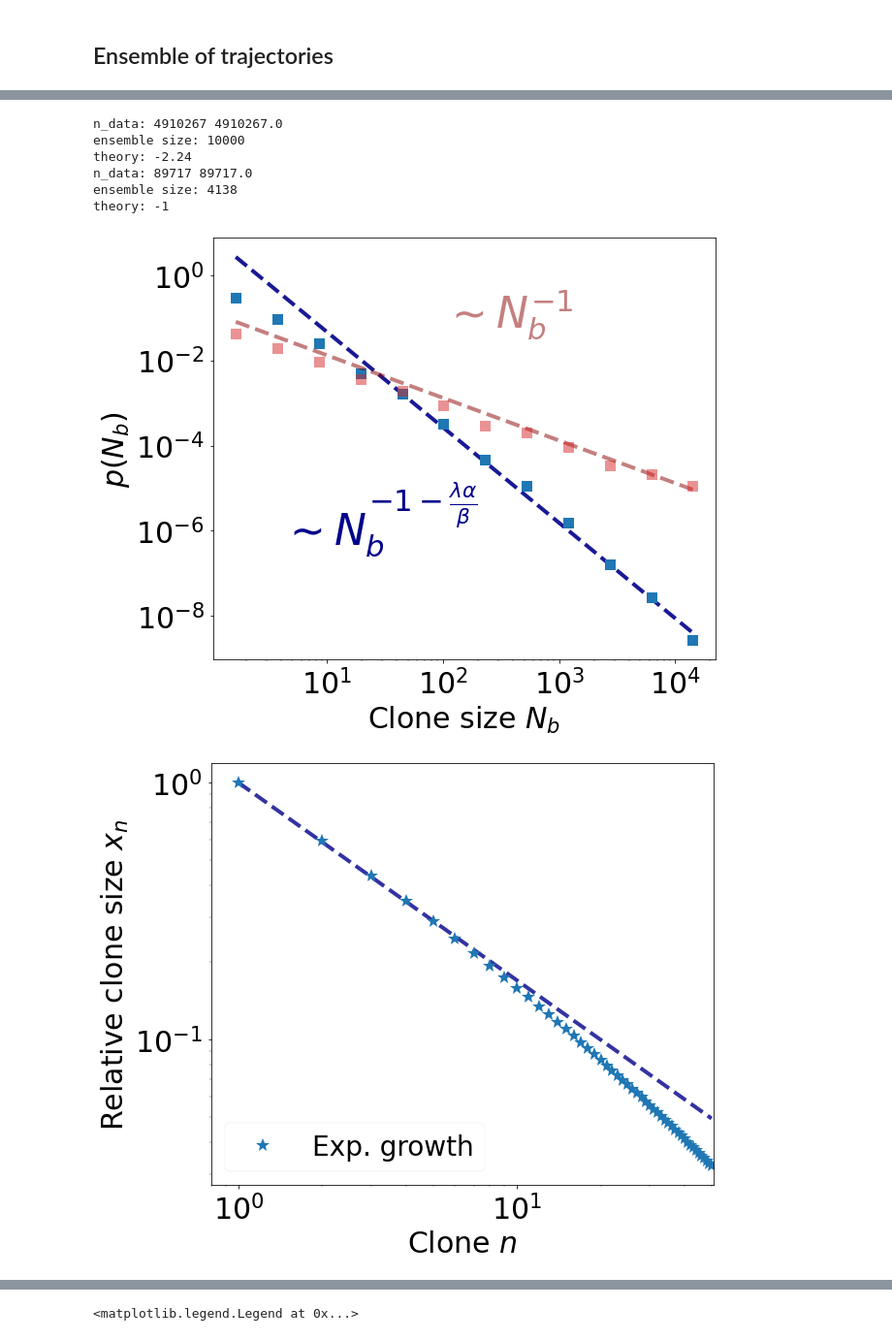
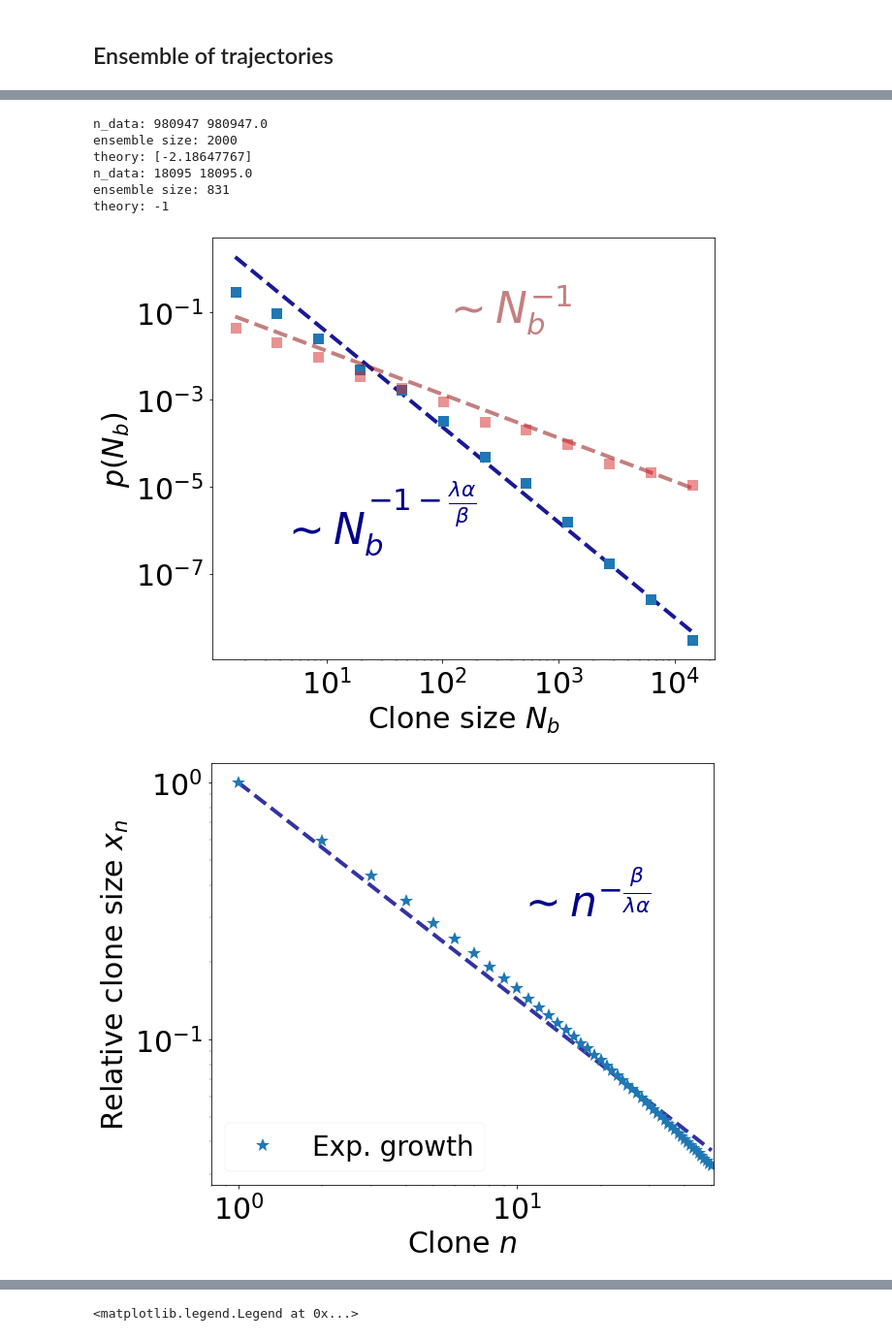
Before and after one commit to rmorantovar/Immune_System, a Jupyter notebook: Jupyter_Notebooks/1_Dynamics.ipynb, the cells around one changed output, grey strips where cells are left out. Shown at 97% size. Drawn from its saved outputs; the diff is of its cells as text; code cells hidden in the pictures.

```diff
--- a/Jupyter_Notebooks/1_Dynamics.ipynb
+++ b/Jupyter_Notebooks/1_Dynamics.ipynb
@@ -156,33 +156,20 @@ for ti, Type in enumerate(Types):
 # %%
-L = 15
-NC = 2e3
-T0 = 0
-Tf = 25
-dT = 0.5
-eta = 1
-gamma = .0000
-nu = 0.5
 
-lambd = 0.62
-
-#b = 1.62
-#b = 1.97
-#b = 2.08
 #-------------------------
 
-for ti, Type in enumerate(Types):
+for ti, energy_model in enumerate(energy_models):
 
-    exponents = [(-((eta*lambd)/nu)-1), -1]
+    exponents = [(-((alpha*lambd)/beta)-1), -1]
     fig, ax = plt.subplots(figsize=(10,8), gridspec_kw={'left':0.18})
     fig2, ax2 = plt.subplots(figsize=(10,8), gridspec_kw={'left':0.18})
     fig3, ax3 = plt.subplots(figsize=(10,8), gridspec_kw={'left':0.18})
 
-    for i, linear in enumerate(models):
+    for i, linear in enumerate(growth_models):
 
         time = np.linspace(T0, Tf, int((Tf-T0)/dT))
-        data_bcells_ensemble = np.loadtxt(Text_files_path + 'Dynamics/Ensemble/bcells_ensemble_L-%d_N-%d_Antigen-'%(L, NC)+antigen+'_eta-%.6f_nu-%.6f_gamma-%.6f_linear-%d_'%(eta, nu, gamma, linear)+Type+'.txt')
+        data_bcells_ensemble = np.loadtxt(Text_files_path + 'Dynamics/Ensemble/bcells_ensemble_L-%d_N-%d_Antigen-'%(L, NC)+antigen+'_alpha-%.6f_beta-%.6f_gamma-%.6f_linear-%d_'%(alpha, beta, gamma, linear)+energy_model+'.txt')
         #data_energies_ensemble = np.loadtxt(Text_files_path + 'Dynamics/Ensemble/energies_tail_ensemble_L-%d_N-%d_Antigen-'%(L, NC)+antigen+'_linear-%d.txt'%(linear))
-        N_final_active = np.loadtxt(Text_files_path + "Dynamics/Ensemble/N_final_active_L-%d_N-%d_Antigen-"%(L, NC)+antigen+"_eta-%.6f_nu-%.6f_gamma-%.6f_Linear-%d_"%(eta, nu, gamma, linear)+Type+".txt")
+        N_final_active = np.loadtxt(Text_files_path + "Dynamics/Ensemble/N_final_active_L-%d_N-%d_Antigen-"%(L, NC)+antigen+"_alpha-%.6f_beta-%.6f_gamma-%.6f_Linear-%d_"%(alpha, beta, gamma, linear)+energy_model+".txt")
 
         print('n_data:',len(data_bcells_ensemble),np.sum(N_final_active))
 
@@ -217,7 +204,6 @@ for ti, Type in enumerate(Types):
                     for k in range(N_clones):
                         Clone_relative_sizes[k] += (temp_array[k]/temp_array[0])
             print('ensemble size:', N_ens)
-            lambd = 0.65
             #-------------------------------------------
             plaw_fit_csd = clone_size**(exponents[i])
             plaw_fit_csd /= (plaw_fit_csd[-4]/(clone_size_counts[-4]))
@@ -225,9 +211,9 @@ for ti, Type in enumerate(Types):
             ax.text(x=4e0, y=5e-7, s = r'$\sim N_{b}^{-1-\frac{\lambda\alpha}{\beta}}$', fontsize=44, color = colors_fit[i])
             #-------------------------------------------
             n_array = np.linspace(1, N_clones, N_clones)
-            ax2.plot(n_array, ((n_array))**(-nu/(lambd*eta)), linestyle = '--', marker = '', ms = 8, linewidth = 4, color=colors_fit[i], alpha = .8)
+            ax2.plot(n_array, ((n_array))**(-beta/(lambd*alpha)), linestyle = '--', marker = '', ms = 8, linewidth = 4, color=colors_fit[i], alpha = .8)
             ax2.plot(n_array, Clone_relative_sizes/N_ens, color = colors[i], linestyle = '', linewidth = 1.5, marker = '*', ms = 15, label = 'Exp. growth')
-            #ax3.text(x=2e1, y=4e-1, s = r'$\sim n^{-1}$', fontsize=44, color = colors_fit[i])
+            ax2.text(x=1e1, y=3e-1, s = r'$\sim n^{-\frac{\beta}{\lambda\alpha}}$', fontsize=44, color = colors_fit[i])
             ax2.set_xlim(left = .8, right = N_clones+1)
             ax.plot(clone_size[:-1][:], plaw_fit_csd[:-1][:], linestyle = '--', marker = '', ms = 8, linewidth = 4, color=colors_fit[i], alpha = .9)
             ax.plot(clone_size[:-1], clone_size_counts[:-1], color = colors[i], linestyle = '', marker = 's', ms = 11, linewidth = 4)
@@ -251,53 +237,52 @@ for ti, Type in enumerate(Types):
             print('ensemble size:',N_ens)
             a0 = 1e3
             t0 = dT
-            lambd = 0.65
             #-------------------------------------------
-            plaw_fit_csd = clone_size**(exponents[i])#*(np.log(clone_size**(1/nu)))**(1-lambd)
+            plaw_fit_csd = clone_size**(exponents[i])#*(np.log(clone_size**(1/beta)))**(1-lambd)
             plaw_fit_csd /= (plaw_fit_csd[-3]/(clone_size_counts[-3]))
             print('theory:' , exponents[i])
             ax.text(x=1e2, y=6e-2, s = r'$\sim N_{b}^{-1}$', fontsize=44, color = colors_fit[i], alpha = .5)
             #-------------------------------------------
             n_array = np.linspace(1, N_clones, N_clones)
             ax3.plot(n_array, Clone_relative_sizes/N_ens, color = colors[i], linestyle = '', linewidth = 1.5, marker = '*', ms = 15, label = 'Linear growth')
-            ax3.plot(n_array, np.exp(-(nu)*((n_array)/(ass[ti]+1.7))**(1/lambd)), linestyle = '--', marker = '', ms = 8, linewidth = 4, color=colors_fit[i], alpha = .8)
-            #ax3.text(x=6e0, y=4e-1, s = r'$\sim e^{-\frac{\nu}{\lambda}n}$', fontsize=44, color = colors_fit[i])
+            ax3.plot(n_array, np.exp(-(beta)*((n_array)/(ass[ti]+1.7))**(1/lambd)), linestyle = '--', marker = '', ms = 8, linewidth = 4, color=colors_fit[i], alpha = .8)
+            ax3.text(x=6e0, y=4e-1, s = r'$\sim e^{-\beta n^{1/\lambda}}$', fontsize=44, color = colors_fit[i])
             ax3.set_xlim(left = .5, right = N_clones+.5)
             ax3.set_xticks(range(1,N_clones+1))
             ax.plot(clone_size[:-1][:], plaw_fit_csd[:-1][:], linestyle = '--', marker = '', ms = 8, linewidth = 4, color=colors_fit[i], alpha = .5)
             ax.plot(clone_size[:-1], clone_size_counts[:-1], color = colors[i], linestyle = '', marker = 's', ms = 11, linewidth = 4, alpha = .5)
 
         #-------------------------
         #popt, pcov = curve_fit(my_linear_func, np.log(clone_size[5:-1]), np.log(1-cumsum_clone_size_counts[5:-1]))
         #exponent_fit = popt[1]
         #print('fit:',exponent_fit)
         #-------------------------
 
         #ax.plot(clone_size[:-1][2:], np.exp(my_linear_func(np.log(clone_size[:-1]), *popt))[2:], linestyle = '--', marker = '', ms = '10', linewidth = 3, color='darkred', alpha = .8)
 
     #-------------------------
     my_plot_layout(ax = ax, xscale='log', yscale= 'log', xlabel=r'Clone size $N_{b}$', ylabel=r'$p(N_{b})$',
                   ticks_labelsize= 30, x_fontsize=30, y_fontsize=30 )
 
     my_plot_layout(ax = ax2, xscale='log', yscale= 'log', xlabel=r'Clone $n$', ylabel=r'Relative clone size $x_n$',
                   ticks_labelsize= 30, x_fontsize=30, y_fontsize=30 )
     #ax2.set_xticks(np.logspace(0,3, 20))
     ax2.legend(fontsize = 28, loc = 3)
 
     my_plot_layout(ax = ax3, xscale='linear', yscale= 'log', xlabel=r'Clone $n$', ylabel=r'Relative clone size $x_n$',
                   ticks_labelsize= 30, x_fontsize=30, y_fontsize=30 )
     ax3.legend(fontsize = 28, loc = 3)
     ax3.set_xticks(range(1,10+1))
 
-    fig.savefig('../Figures/1_Dynamics/Clone_size_distribution_'+Type+'.pdf')
-    fig2.savefig('../Figures/1_Dynamics/Relative_CS_1_'+Type+'.pdf')
-    fig3.savefig('../Figures/1_Dynamics/Relative_CS_2_'+Type+'.pdf')
+    #fig.savefig('../Figures/1_Dynamics/Clone_size_distribution_'+energy_model+'.pdf')
+    #fig2.savefig('../Figures/1_Dynamics/Relative_CS_1_'+energy_model+'.pdf')
+    #fig3.savefig('../Figures/1_Dynamics/Relative_CS_2_'+energy_model+'.pdf')
 # %% [output]
-n_data: 4910267 4910267.0
-ensemble size: 10000
-theory: -2.24
-n_data: 89717 89717.0
-ensemble size: 4138
+n_data: 980947 980947.0
+ensemble size: 2000
+theory: [-2.18647767]
+n_data: 18095 18095.0
+ensemble size: 831
 theory: -1
-[figure, old version]
+[figure, new version]
-[figure, old version]
+[figure, new version]
```
Also changed, not shown: parts of 4 cells of this notebook, 28 other files.
